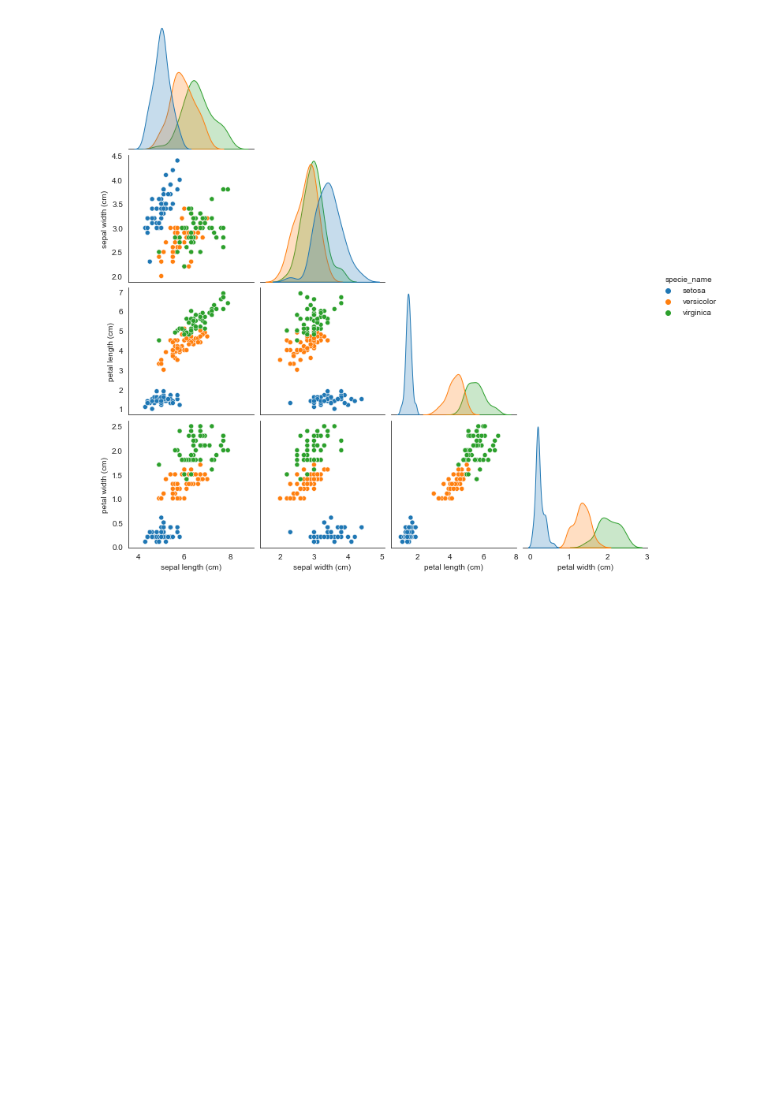
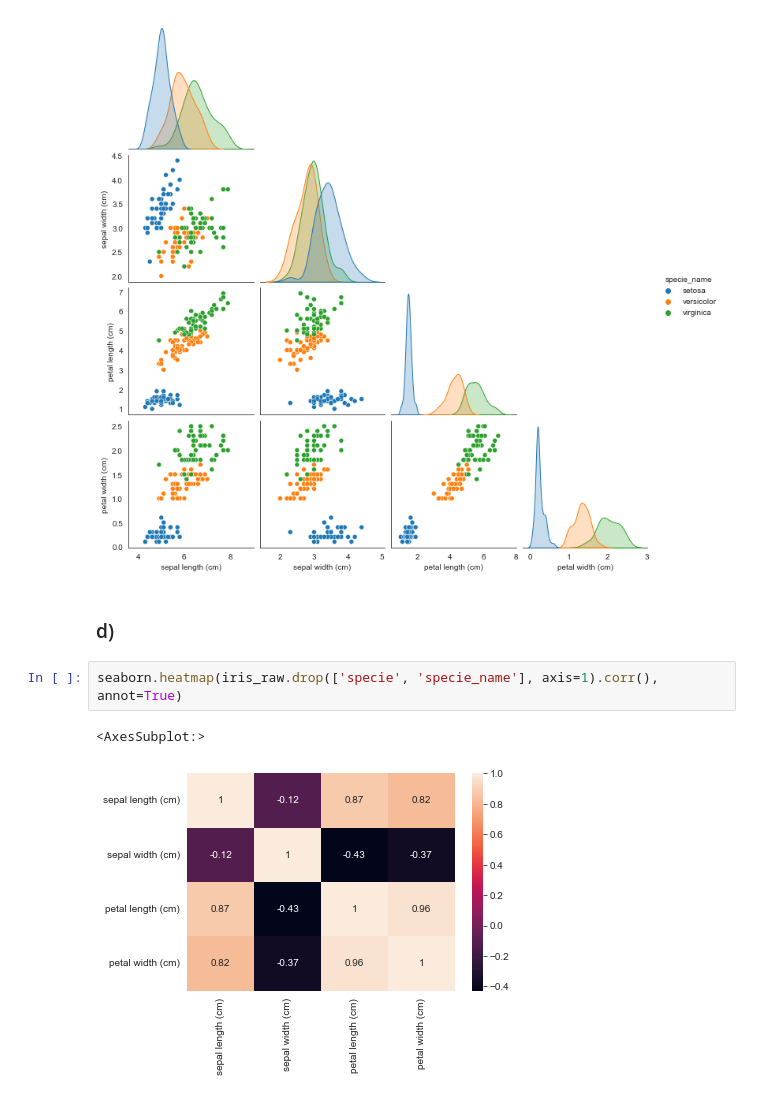
Before and after one commit to felix-tjernberg/machine-learning, a Jupyter notebook: exercises/exercise-4.ipynb, the cells around one changed output. Cells and saved outputs as stored; diff of their text form; blank space fills up the shorter version.

```diff
--- a/exercises/exercise-4.ipynb
+++ b/exercises/exercise-4.ipynb
@@ -83,3 +84,10 @@ seaborn.pairplot(iris_raw.drop('specie', axis=1), corner=True, hue='specie_name'
 # %% [output]
 <seaborn.axisgrid.PairGrid at 0x...>
 [figure]
+# %% [markdown]
+### d)
+# %%
+seaborn.heatmap(iris_raw.drop(['specie', 'specie_name'], axis=1).corr(), annot=True)
+# %% [output]
+<AxesSubplot:>
+[figure, added]
```
Also changed, not shown: parts of 3 cells of this notebook.
